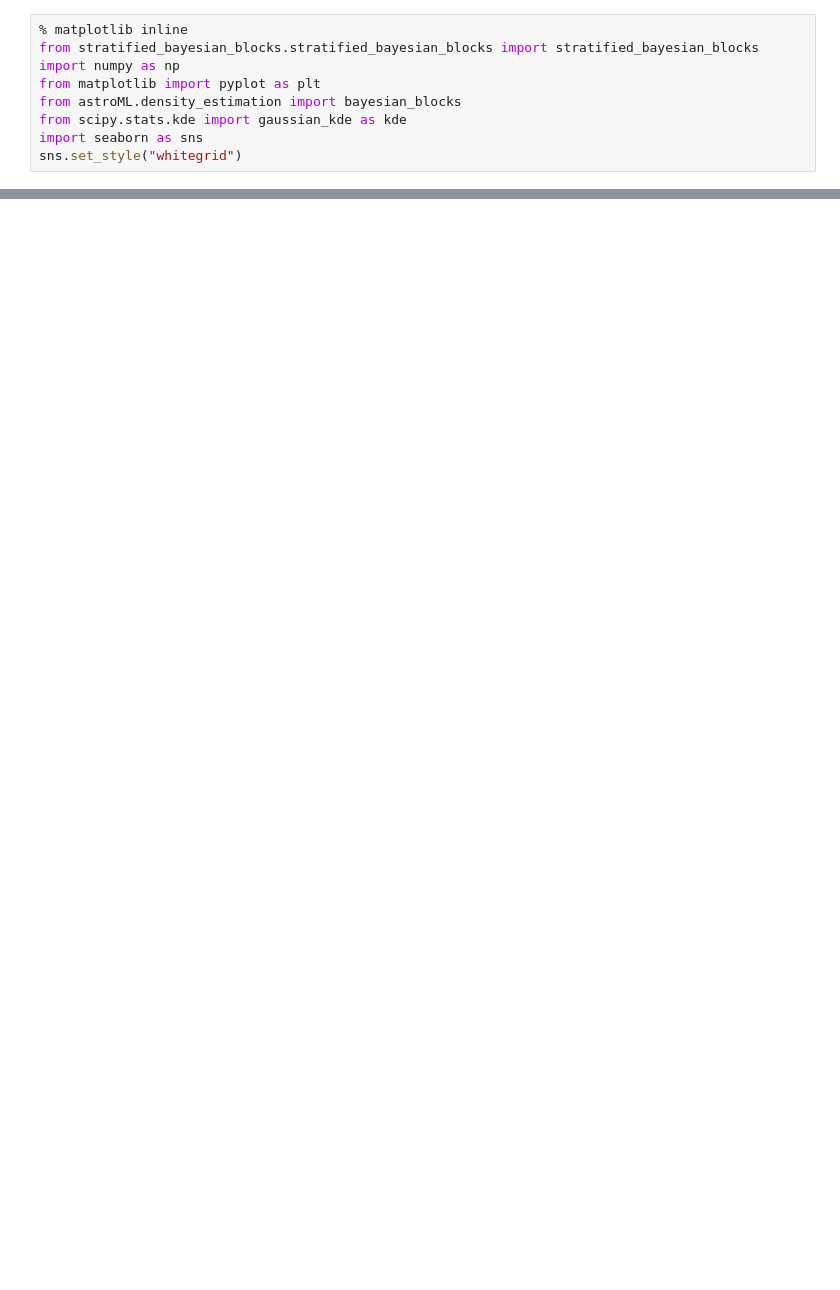
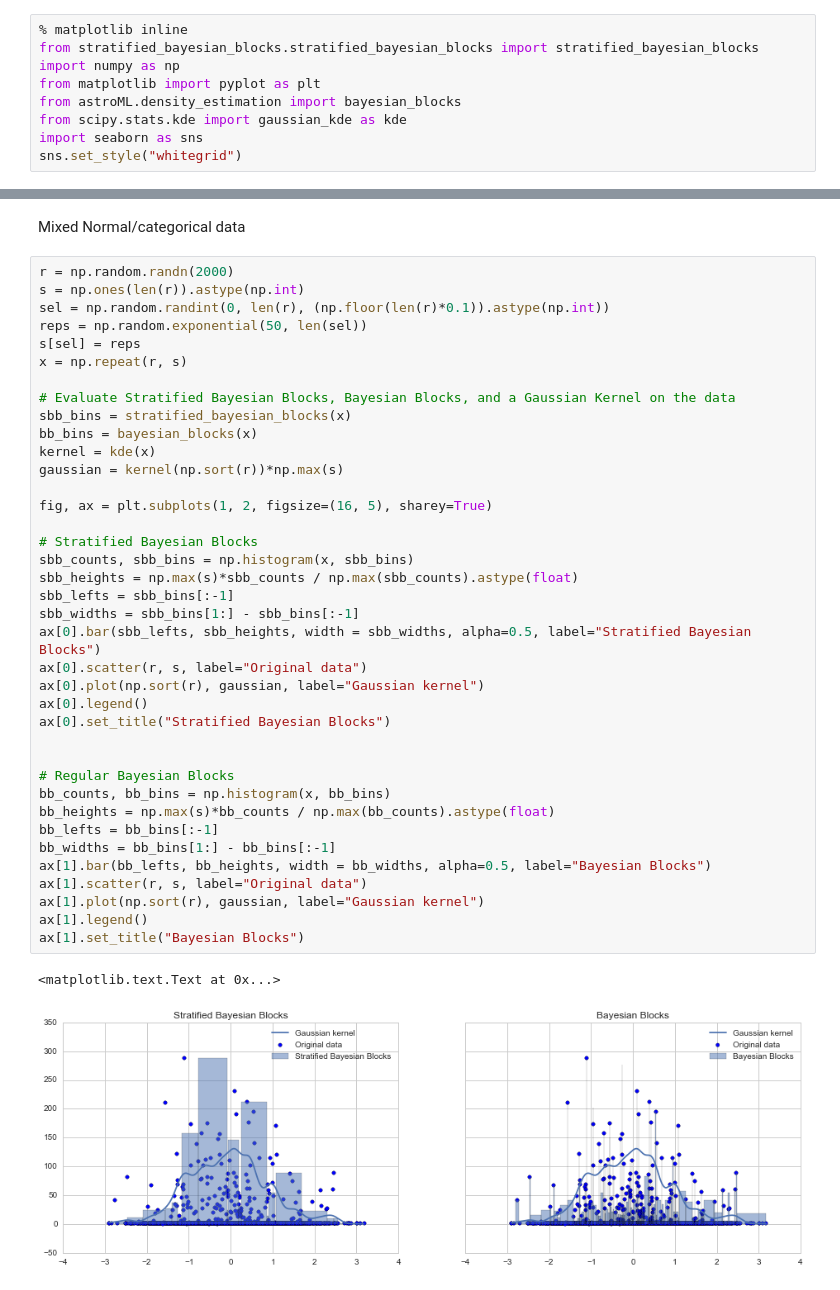
Before and after one commit to janmtl/stratified_bayesian_blocks, a Jupyter notebook: docs/Stratified Bayesian Blocks.ipynb, the cells around one changed output, grey strips where cells are left out. Drawn from its saved outputs; the diff is of its cells as text; blank space fills up the shorter version.

```diff
--- a/docs/Stratified Bayesian Blocks.ipynb
+++ b/docs/Stratified Bayesian Blocks.ipynb
@@ -48,0 +50,43 @@ ValueError: zero-size array to reduction operation minimum which has no identity
+# %% [markdown]
+Mixed Normal/categorical data
+# %%
+r = np.random.randn(2000)
+s = np.ones(len(r)).astype(np.int)
+sel = np.random.randint(0, len(r), (np.floor(len(r)*0.1)).astype(np.int))
+reps = np.random.exponential(50, len(sel))
+s[sel] = reps
+x = np.repeat(r, s)
+
+# Evaluate Stratified Bayesian Blocks, Bayesian Blocks, and a Gaussian Kernel on the data
+sbb_bins = stratified_bayesian_blocks(x)
+bb_bins = bayesian_blocks(x)
+kernel = kde(x)
+gaussian = kernel(np.sort(r))*np.max(s)
+
+fig, ax = plt.subplots(1, 2, figsize=(16, 5), sharey=True)
+
+# Stratified Bayesian Blocks
+sbb_counts, sbb_bins = np.histogram(x, sbb_bins)
+sbb_heights = np.max(s)*sbb_counts / np.max(sbb_counts).astype(float)
+sbb_lefts = sbb_bins[:-1]
+sbb_widths = sbb_bins[1:] - sbb_bins[:-1]
+ax[0].bar(sbb_lefts, sbb_heights, width = sbb_widths, alpha=0.5, label="Stratified Bayesian Blocks")
+ax[0].scatter(r, s, label="Original data")
+ax[0].plot(np.sort(r), gaussian, label="Gaussian kernel")
+ax[0].legend()
+ax[0].set_title("Stratified Bayesian Blocks")
+
+
+# Regular Bayesian Blocks
+bb_counts, bb_bins = np.histogram(x, bb_bins)
+bb_heights = np.max(s)*bb_counts / np.max(bb_counts).astype(float)
+bb_lefts = bb_bins[:-1]
+bb_widths = bb_bins[1:] - bb_bins[:-1]
+ax[1].bar(bb_lefts, bb_heights, width = bb_widths, alpha=0.5, label="Bayesian Blocks")
+ax[1].scatter(r, s, label="Original data")
+ax[1].plot(np.sort(r), gaussian, label="Gaussian kernel")
+ax[1].legend()
+ax[1].set_title("Bayesian Blocks")
+# %% [output]
+<matplotlib.text.Text at 0x...>
+[figure, added]
```
Also changed, not shown: parts of 2 cells of this notebook.
